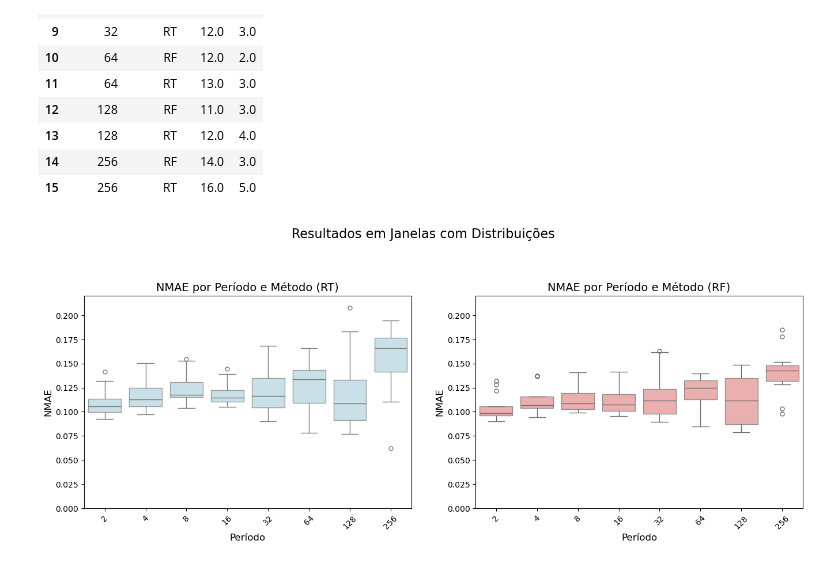
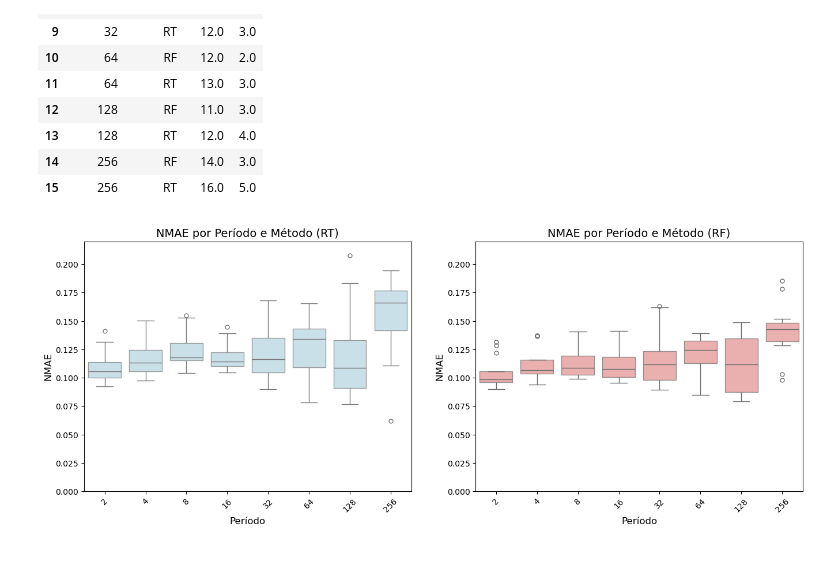
Before and after one commit to DaviVilarinho/ic-intervalo-qos, a Jupyter notebook: AnalisePeriodicidadeAgregadaFS.ipynb, the cells around one changed output. Drawn from its saved outputs; the diff is of its cells as text; code cells hidden in the pictures.

Commit message:
janelas de funções ok

```diff
--- a/AnalisePeriodicidadeAgregadaFS.ipynb
+++ b/AnalisePeriodicidadeAgregadaFS.ipynb
@@ -85,33 +85,31 @@ group_by_method
 # %%
 import matplotlib.pyplot as plt
 import seaborn as sns
 
 fig, axes = plt.subplots(1, 2, figsize=(14, 6))
 
 y_limits = (0, 0.22)
 
 sns.boxplot(x='período', y='nmae', data=data[data['método'] == 'RT'],
             color="lightblue", boxprops=dict(alpha=0.7), fliersize=5, ax=axes[0])
 axes[0].set_ylim(y_limits)
 axes[0].set_xlabel("Período", fontsize=12)
 axes[0].set_ylabel("NMAE", fontsize=12)
 axes[0].set_title("NMAE por Período e Método (RT)", fontsize=14)
 axes[0].tick_params(axis='x', rotation=45, labelsize=10)
 axes[0].tick_params(axis='y', labelsize=10)
 
 sns.boxplot(x='período', y='nmae', data=data[data['método'] == 'RF'],
             color="lightcoral", boxprops=dict(alpha=0.7), fliersize=5, ax=axes[1])
 axes[1].set_ylim(y_limits)
 axes[1].set_xlabel("Período", fontsize=12)
 axes[1].set_ylabel("NMAE", fontsize=12)
 axes[1].set_title("NMAE por Período e Método (RF)", fontsize=14)
 axes[1].tick_params(axis='x', rotation=45, labelsize=10)
 axes[1].tick_params(axis='y', labelsize=10)
 
-fig.suptitle("Resultados em Janelas com Distribuições", fontsize=16)
-
 plt.tight_layout(pad=3.0)
 
 plt.show()
 # %% [output]
-[figure, old version]
+[figure, new version]
```
Also changed, not shown: 2 other files.
